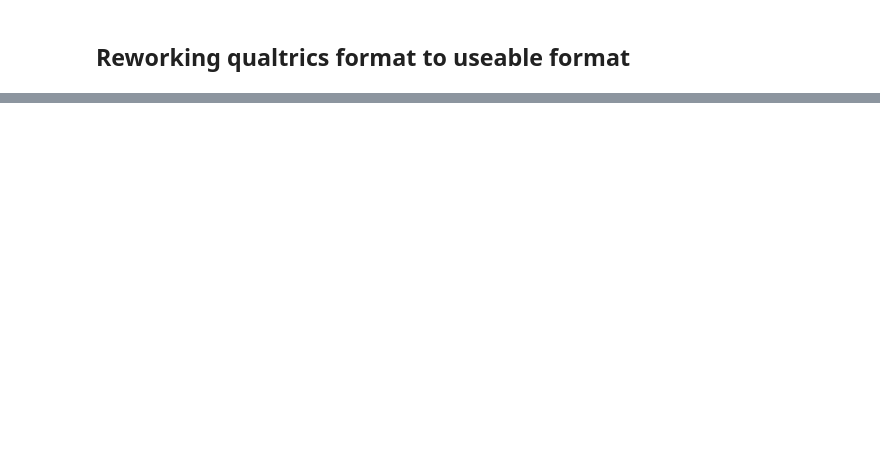
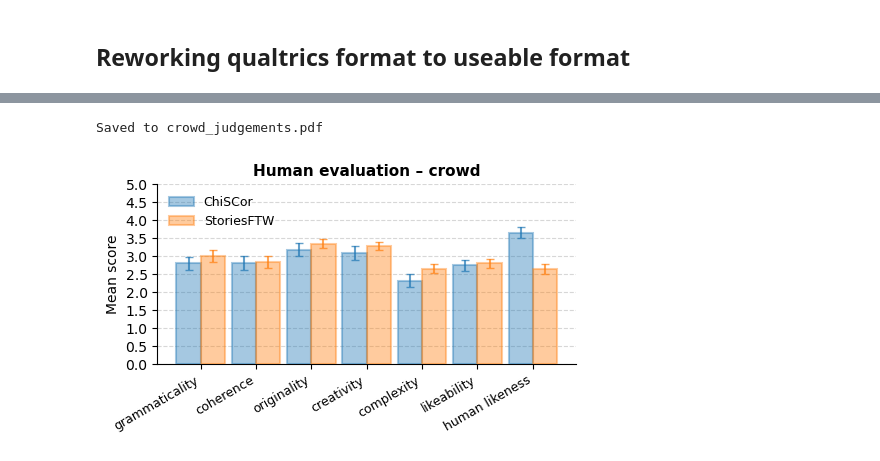
Before and after one commit to sabijn/storylm_p1_data, a Jupyter notebook: human_eval/human_results/human_results_processing.ipynb, the cells around one changed output, grey strips where cells are left out. Cells and saved outputs as stored; diff of their text form; code cells hidden in the pictures; blank space fills up the shorter version.

```diff
--- a/human_eval/human_results/human_results_processing.ipynb
+++ b/human_eval/human_results/human_results_processing.ipynb
@@ -71,0 +541,5 @@ Text(0.5, 1.0, 'Amount of mistakes over 10 questions (max. 20)')
+# %%
+print('Noob agreement sftw')
+
+for idx, c in criteria_mapping.items():
+	print(f'{c} : K alpha  {processed_results_noobs[f"{c}_sftw_alpha"].iloc[0]}, alpha CI low {processed_results_noobs[f"{c}_sftw_alpha_ci_low"].iloc[0]}, alpha CI high  {processed_results_noobs[f"{c}_sftw_alpha_ci_high"].iloc[0]}')
@@ -71,0 +1437,13 @@ Text(0.5, 1.0, 'Amount of mistakes over 10 questions (max. 20)')
+# %%
+plot_one_eval_method(
+	df=df_long_noobs_with_missing,
+	story_mapping=story_mapping_noobs,
+	criteria=list(criteria_mapping.values()),
+	criteria_labels=['grammaticality', 'coherence', 'originality', 'creativity', 'complexity', 'likeability', 'human likeness'],
+	source_labels=["ChiSCor", "StoriesFTW"],              # optional nicer labels
+	output_file="crowd_judgements.pdf",
+	figsize=(5, 3)
+)
+# %% [output]
+Saved to crowd_judgements.pdf
+[figure, added]
```
Also changed, not shown: parts of 70 cells of this notebook, 28 other files.
